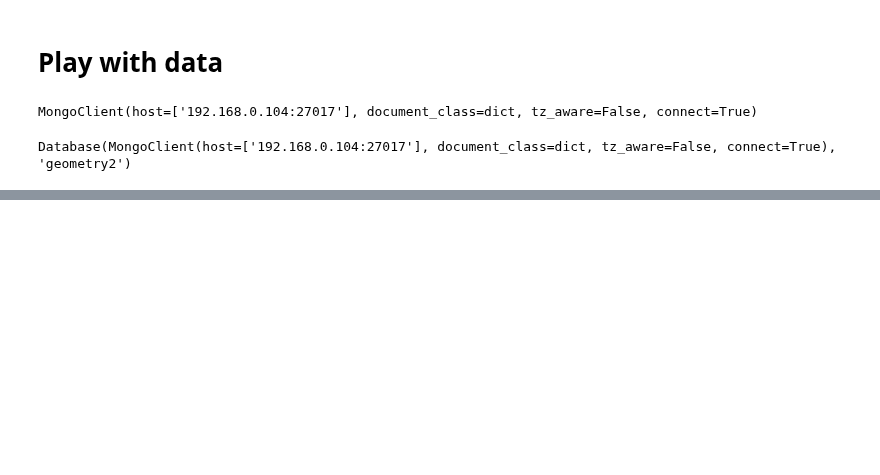
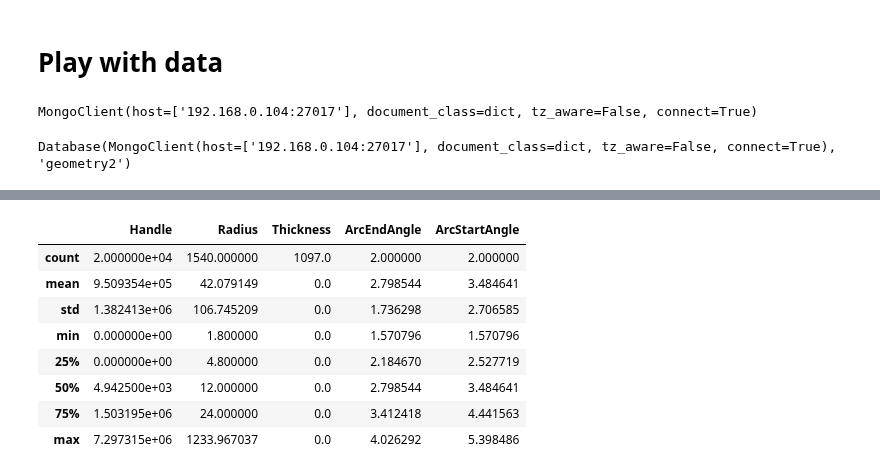
Before and after one commit to mihanick/dwg-crawl, a Jupyter notebook: JupyterNotebooks/1. EDA.ipynb, the cells around one changed output, grey strips where cells are left out. Drawn from its saved outputs; the diff is of its cells as text; code cells hidden in the pictures; blank space fills up the shorter version.

```diff
--- a/JupyterNotebooks/1. EDA.ipynb
+++ b/JupyterNotebooks/1. EDA.ipynb
@@ -28,6 +27,16 @@ objects = db.objects
 # %%
 data = pd.DataFrame(list(objects.find().limit(20000)))
 # %%
-data.head()
+data.describe()
+# %% [output]
+|  | Handle | Radius | Thickness | ArcEndAngle | ArcStartAngle |
+| count | 2.000000e+04 | 1540.000000 | 1097.0 | 2.000000 | 2.000000 |
+| mean | 9.509354e+05 | 42.079149 | 0.0 | 2.798544 | 3.484641 |
+| std | 1.382413e+06 | 106.745209 | 0.0 | 1.736298 | 2.706585 |
+| min | 0.000000e+00 | 1.800000 | 0.0 | 1.570796 | 1.570796 |
+| 25% | 0.000000e+00 | 4.800000 | 0.0 | 2.184670 | 2.527719 |
+| 50% | 4.942500e+03 | 12.000000 | 0.0 | 2.798544 | 3.484641 |
+| 75% | 1.503195e+06 | 24.000000 | 0.0 | 3.412418 | 4.441563 |
+| max | 7.297315e+06 | 1233.967037 | 0.0 | 4.026292 | 5.398486 |
 # %%
 data.groupby(['ClassName']).count().sort_values(['_id'], ascending = False)
```
Also changed, not shown: parts of 15 cells of this notebook, 6 other files.
